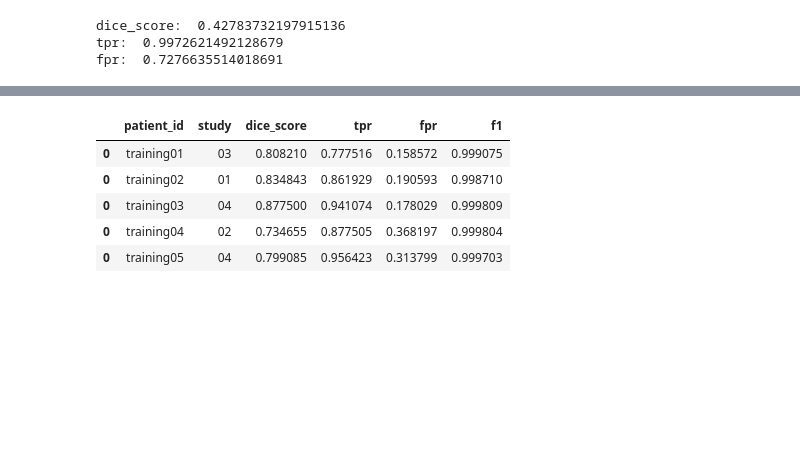
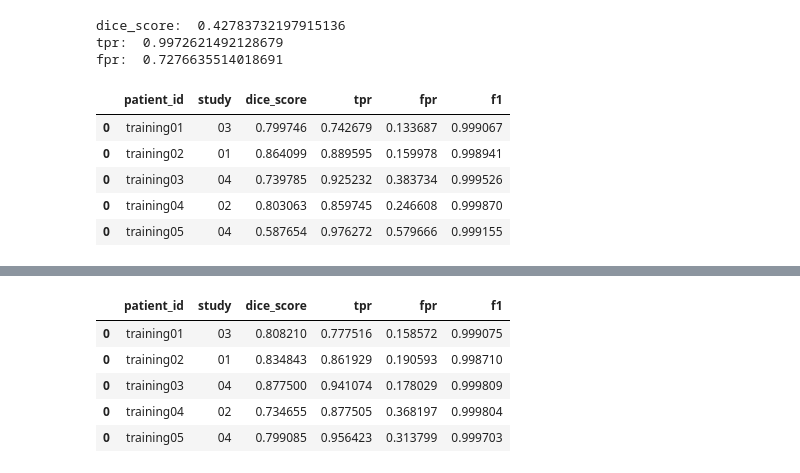
Before and after one commit to Marwaahmed96/deep-transfer-learning, a Jupyter notebook: UDA/pytorch0.3/DAN/isbi_output_result.ipynb, the cells around one changed output, grey strips where cells are left out. Drawn from its saved outputs; the diff is of its cells as text; code cells hidden in the pictures; blank space fills up the shorter version.

```diff
--- a/UDA/pytorch0.3/DAN/isbi_output_result.ipynb
+++ b/UDA/pytorch0.3/DAN/isbi_output_result.ipynb
@@ -181,3 +200,13 @@ print('fpr: ',df["fpr"].mean())
 dice_score:  0.42783732197915136
 tpr:  0.9972621492128679
 fpr:  0.7276635514018691
+# %%
+#isbi resnet full train second network dropout_patch16   69
+accuracy_df
+# %% [output]
+|  | patient_id | study | dice_score | tpr | fpr | f1 |
+| 0 | training01 | 03 | 0.799746 | 0.742679 | 0.133687 | 0.999067 |
+| 0 | training02 | 01 | 0.864099 | 0.889595 | 0.159978 | 0.998941 |
+| 0 | training03 | 04 | 0.739785 | 0.925232 | 0.383734 | 0.999526 |
+| 0 | training04 | 02 | 0.803063 | 0.859745 | 0.246608 | 0.999870 |
+| 0 | training05 | 04 | 0.587654 | 0.976272 | 0.579666 | 0.999155 |
```
Also changed, not shown: parts of 6 cells of this notebook, 56 other files.
